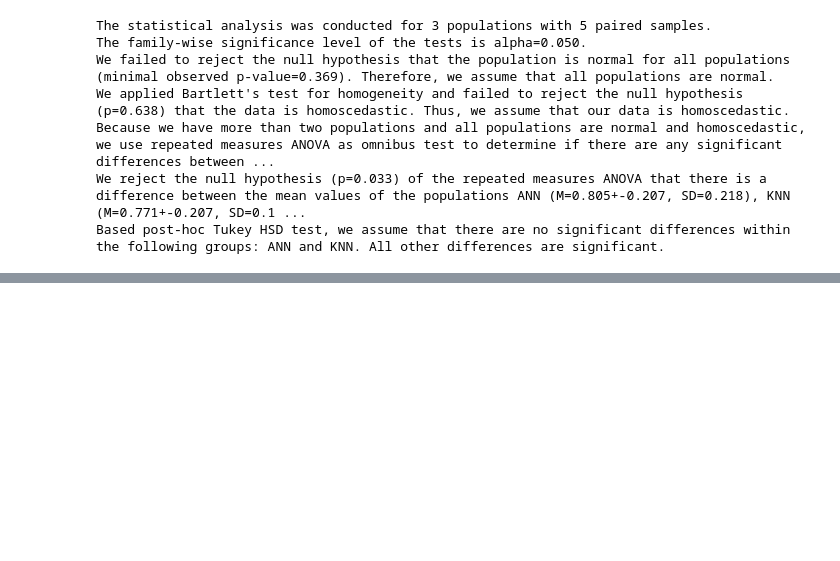
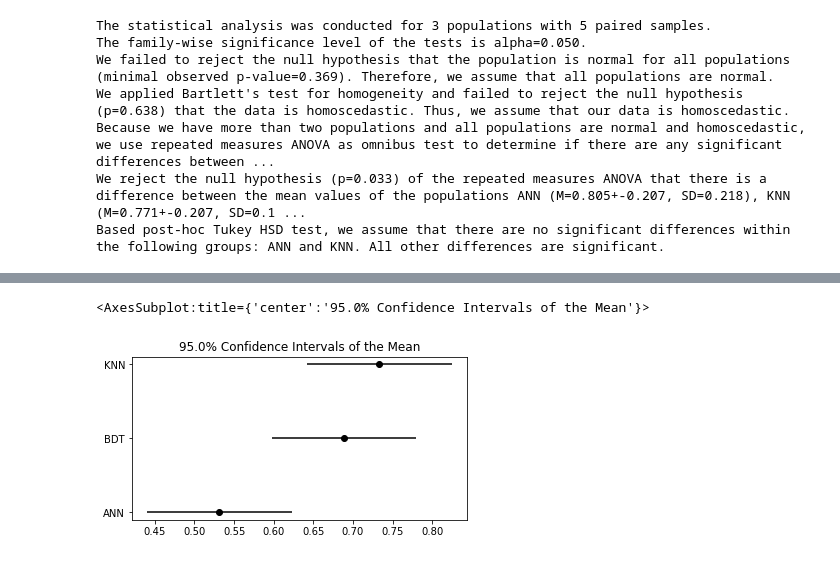
Before and after one commit to ChanningW2211/PB5, a Jupyter notebook: Channing_ExperimentalDesign.ipynb, the cells around one changed output, grey strips where cells are left out. Drawn from its saved outputs; the diff is of its cells as text; code cells hidden in the pictures; blank space fills up the shorter version.

```diff
--- a/Channing_ExperimentalDesign.ipynb
+++ b/Channing_ExperimentalDesign.ipynb
@@ -134,6 +136,8 @@ cv_dataset = recategorised_data.iloc[:-test_size, :]
 
 # The DataFrame to store model performances for autorank
 df = pd.DataFrame(columns=["KNN", "BDT", "ANN"])
+dfAcc = pd.DataFrame(columns=["KNN", "BDT", "ANN"])
+dfSp = pd.DataFrame(columns=["KNN", "BDT", "ANN"])
 # %%
 def rolling_cv(hyperparameters, setup_classifier):
     # Pre-allocate space for results
@@ -276,0 +297,3 @@ Based post-hoc Tukey HSD test, we assume that there are no significant differenc
+# %%
+resultACC = autorank(dfAcc, alpha=0.05, verbose=False)
+print(resultACC)
@@ -276,0 +328,5 @@ Based post-hoc Tukey HSD test, we assume that there are no significant differenc
+# %%
+plot_stats(resultACC)
+# %% [output]
+<AxesSubplot:title={'center':'95.0% Confidence Intervals of the Mean'}>
+[figure, added]
```
Also changed, not shown: parts of 12 cells of this notebook.
